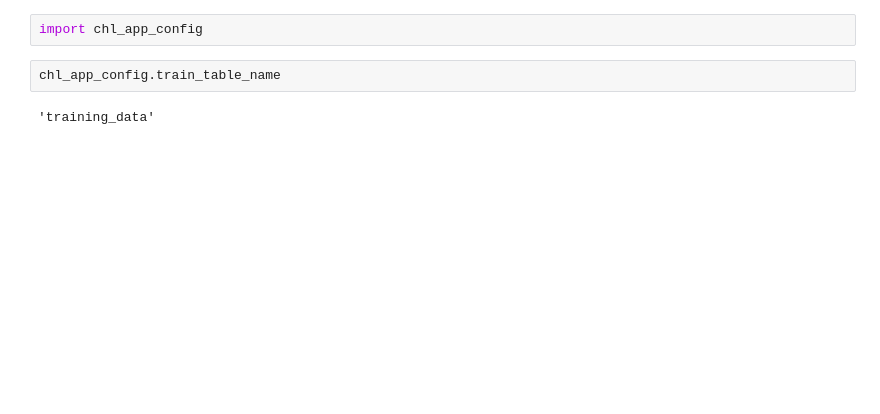
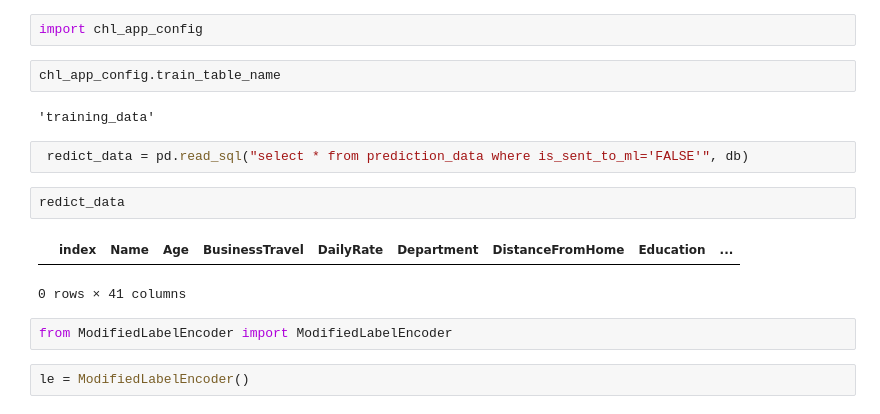
Before and after one commit to MahdiEsrafili/HR_Attrition_prediction, a Jupyter notebook: database_connection.ipynb, the cells around one changed output. Drawn from its saved outputs; the diff is of its cells as text; blank space fills up the shorter version.

Commit message:
fixes empty tables problem

```diff
--- a/database_connection.ipynb
+++ b/database_connection.ipynb
@@ -294,3 +274,14 @@ import chl_app_config
 chl_app_config.train_table_name
 # %% [output]
 'training_data'
+# %%
+ redict_data = pd.read_sql("select * from prediction_data where is_sent_to_ml='FALSE'", db)
+# %%
+redict_data
+# %% [output]
+|  | index | Name | Age | BusinessTravel | DailyRate | Department | DistanceFromHome | Education | ... |
+0 rows × 41 columns
+# %%
+from ModifiedLabelEncoder import ModifiedLabelEncoder
+# %%
+le = ModifiedLabelEncoder()
```
Also changed, not shown: parts of 3 cells of this notebook, 1 other file.
